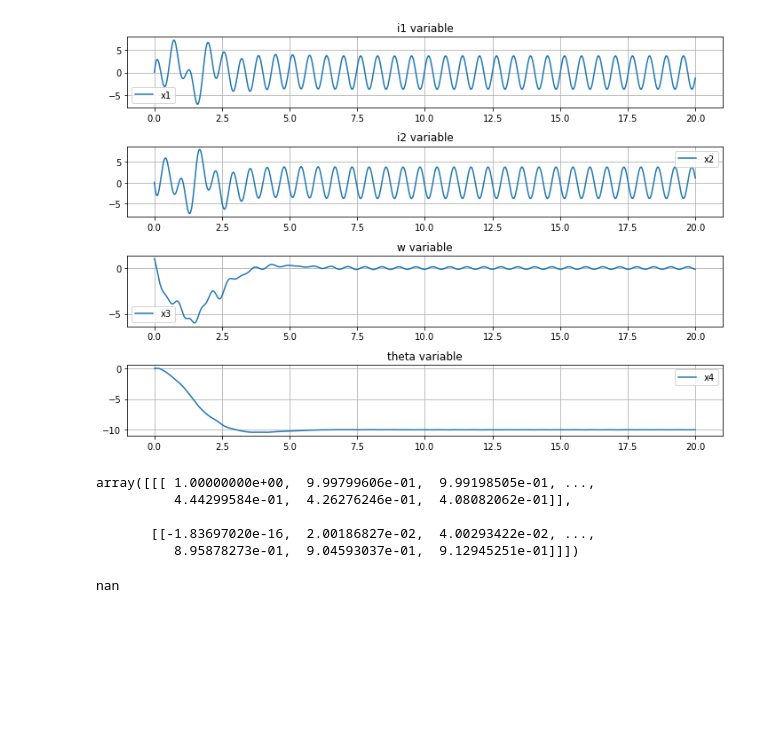
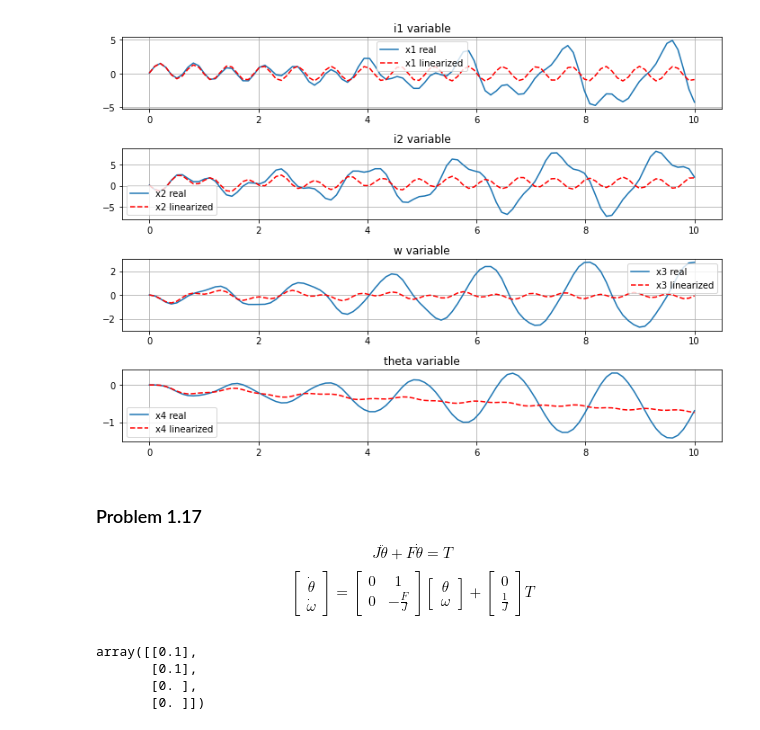
Before and after one commit to emelf/USN-Python-Scripts---Emil, a Jupyter notebook: Python/Kalman Filter Exercises/Linear_and_Nonlinear_Systems.ipynb, the cells around one changed output. Cells and saved outputs as stored; diff of their text form; code cells hidden in the pictures; blank space fills up the shorter version.

```diff
--- a/Python/Kalman Filter Exercises/Linear_and_Nonlinear_Systems.ipynb
+++ b/Python/Kalman Filter Exercises/Linear_and_Nonlinear_Systems.ipynb
@@ -6,12 +6,12 @@ import matplotlib.pyplot as plt
 #x = [i_a, i_b, w, theta]
 #x_dot = [id_a, id_b, wd, theta_d]
 
-R = 1
+R = 0.1
 L = 1e-1
 lamb = 1
 J = 1
 F = 1
-Tl = 10
+Tl = 1
 
 id_a = lambda x, u: -R/L*x[0] + x[2]*lamb/L*np.sin(x[3])+u[0]/L
 id_b = lambda x, u: -R/L*x[1] - x[2]*lamb/L*np.cos(x[3])+u[1]/L
@@ -28,61 +28,85 @@ A = lambda x, u: np.array([[-R/L, 0, lamb*np.sin(x[3])/L, x[2]*lamb*np.cos(x[3])
                            [0, 0, 1, 0]])
 B = lambda x, u: np.array([[1/L, 0], [0, 1/L], [0,0], [0,0]])
 # %%
-x = np.array([[1e-1],[1e-1],[1],[0]])
-N = 50
-
+x_real = np.array([[1e-1],[1e-1],[0],[0]])
+x_lin = x_real
 t0 = 0
-t1 = 20 #s
-N = 1000
+t1 = 10 #s
+N = 100
 dt = (t1-t0)/N
 
 t = np.linspace(t0, t1, N)
 
-u = np.array([5*np.cos(10*t),5*np.cos(10*t+np.pi)])
+u = np.array([1*np.cos(10*t),1*np.cos(10*t+np.pi)])
+#u = np.array([5*np.ones_like(t),0*np.ones_like(t)])
 
 t = t0
+x_ = np.array([[0],[0],[0],[0]])
+u_ = np.array([[0], [0]])
 for i in range(0, N-1):
-    x_last = x[:, -1].reshape(-1,1)
+    #Real Solution
+    x_last = x_real[:, -1].reshape(-1,1)
     x_new = x_last + (f(x_last.flatten(), u[:,i])*dt).reshape(-1, 1)
-    x = np.append(x, x_new, axis=1)
+    x_real = np.append(x_real, x_new, axis=1)
+
+    #Linearized Solution
+    x_last = x_lin[:, -1].reshape(-1,1)
+    x_d = x_last - x_
+    u_d = u[:,i].reshape(-1,1) - u_
+    dx = f(x_, u_).reshape(-1, 1) + np.matmul(A(x_.flatten(), u_.flatten()),x_d) + np.matmul(B(x_.flatten(), u_.flatten()),u_d)
+    x_new = x_last + (dx*dt).reshape(-1, 1)
+    x_lin = np.append(x_lin, x_new, axis=1)
 # %%
-t = np.linspace(t0, t1, len(x[0]))
+t = np.linspace(t0, t1, len(x_real[0]))
 
 fig, ax = plt.subplots(4,1)
 ax[0].set_title("i1 variable")
-ax[0].plot(t, x[0], label='x1')
+ax[0].plot(t, x_real[0], label='x1 real')
+ax[0].plot(t, x_lin[0], 'r--', label='x1 linearized')
 ax[0].grid()
 ax[0].legend()
 
 ax[1].set_title("i2 variable")
-ax[1].plot(t, x[1], label='x2')
+ax[1].plot(t, x_real[1], label='x2 real')
+ax[1].plot(t, x_lin[1], 'r--', label='x2 linearized')
 ax[1].grid()
 ax[1].legend()
 
 ax[2].set_title("w variable")
-ax[2].plot(t, x[2], label='x3')
+ax[2].plot(t, x_real[2], label='x3 real')
+ax[2].plot(t, x_lin[2], 'r--', label='x3 linearized')
 ax[2].grid()
 ax[2].legend()
 
 ax[3].set_title("theta variable")
-ax[3].plot(t, x[3], label='x4')
+ax[3].plot(t, x_real[3], label='x4 real')
+ax[3].plot(t, x_lin[3], 'r--', label='x4 linearized')
 ax[3].grid()
 ax[3].legend()
 
 fig.set_figheight(7)
 fig.set_figwidth(10)
 fig.tight_layout()
 # %% [output]
-[figure, old version]
+[figure, new version]
-# %%
-u
-# %% [output]
-array([[[ 1.00000000e+00,  9.99799606e-01,  9.99198505e-01, ...,
-          4.44299584e-01,  4.26276246e-01,  4.08082062e-01]],
-
-       [[-1.83697020e-16,  2.00186827e-02,  4.00293422e-02, ...,
-          8.95878273e-01,  9.04593037e-01,  9.12945251e-01]]])
-# %%
-x_new[0][0]
-# %% [output]
-nan
+# %% [markdown]
+### Problem 1.17
+$$J \ddot{\theta}+F\dot{\theta}=T$$
+$$\begin{bmatrix} \dot{\theta}\\ \dot{\omega} \end{bmatrix} =
+  \begin{bmatrix} 0&1\\0&-\frac{F}{J} \end{bmatrix} \begin{bmatrix} \theta\\\omega \end{bmatrix} +
+  \begin{bmatrix} 0\\\frac{1}{J} \end{bmatrix} T$$
+# %%
+t0 = 0
+t1 = 5 #s
+dt = 0.05
+
+J = 10
+F = 100
+T = 10
+
+x0 = np.array([[0],[0]])
+# %% [output]
+array([[0.1],
+       [0.1],
+       [0. ],
+       [0. ]])
```
Also changed, not shown: parts of 1 cell of this notebook.
